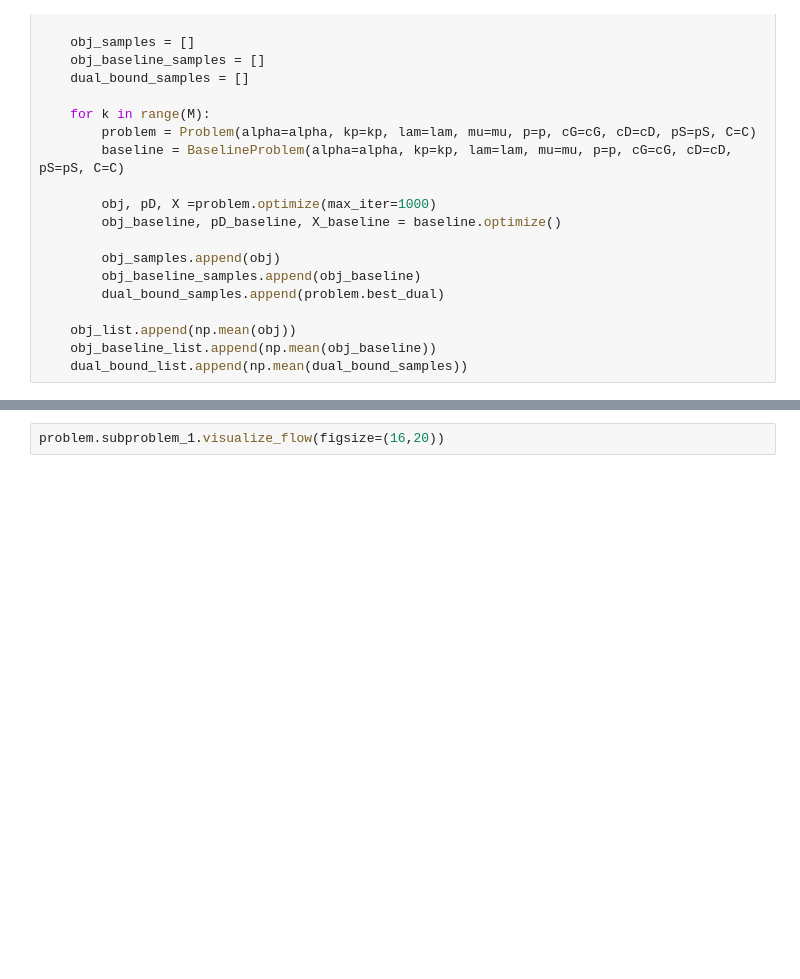
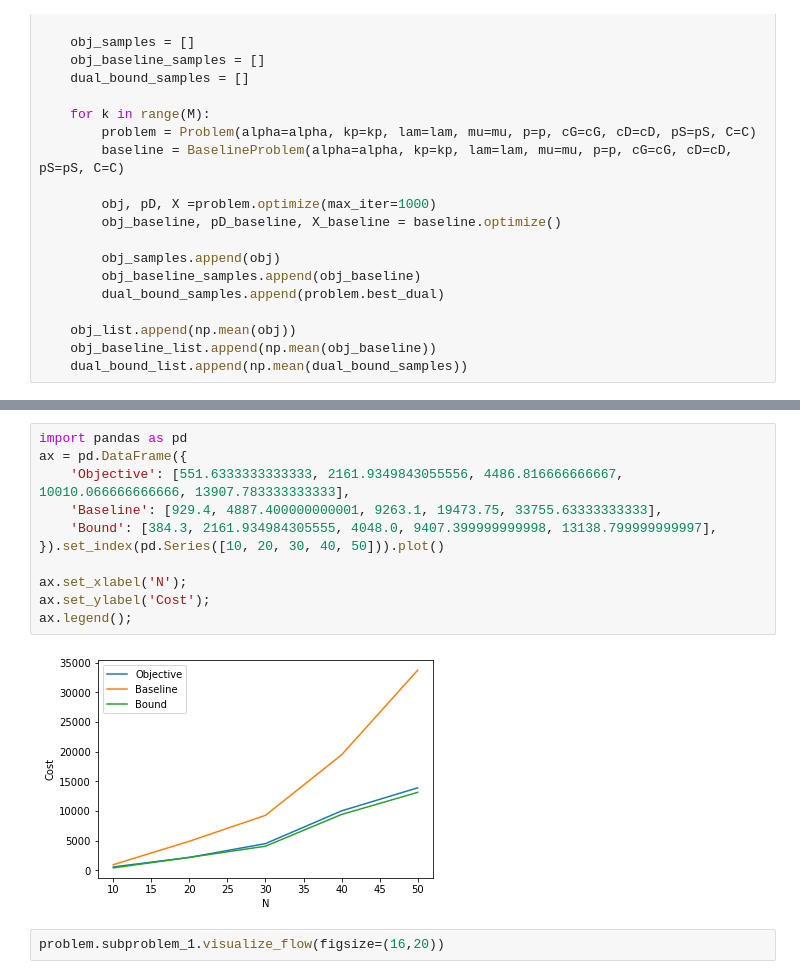
Before and after one commit to youlei202/research-Battery-MEC, a Jupyter notebook: simulation.ipynb, the cells around one changed output, grey strips where cells are left out. Cells and saved outputs as stored; diff of their text form; blank space fills up the shorter version.

Commit message:
plotting

```diff
--- a/simulation.ipynb
+++ b/simulation.ipynb
@@ -134,3 +134,16 @@ Bounds: [58.0, 604.5198591666667]
+# %%
+import pandas as pd
+ax = pd.DataFrame({
+    'Objective': [551.6333333333333, 2161.9349843055556, 4486.816666666667, 10010.066666666666, 13907.783333333333],
+    'Baseline': [929.4, 4887.400000000001, 9263.1, 19473.75, 33755.63333333333],
+    'Bound': [384.3, 2161.934984305555, 4048.0, 9407.399999999998, 13138.799999999997],
+}).set_index(pd.Series([10, 20, 30, 40, 50])).plot()
+
+ax.set_xlabel('N');
+ax.set_ylabel('Cost');
+ax.legend();
+# %% [output]
+[figure, added]
 # %%
 problem.subproblem_1.visualize_flow(figsize=(16,20))
 # %% [output]
```
Also changed, not shown: parts of 1 cell of this notebook.
